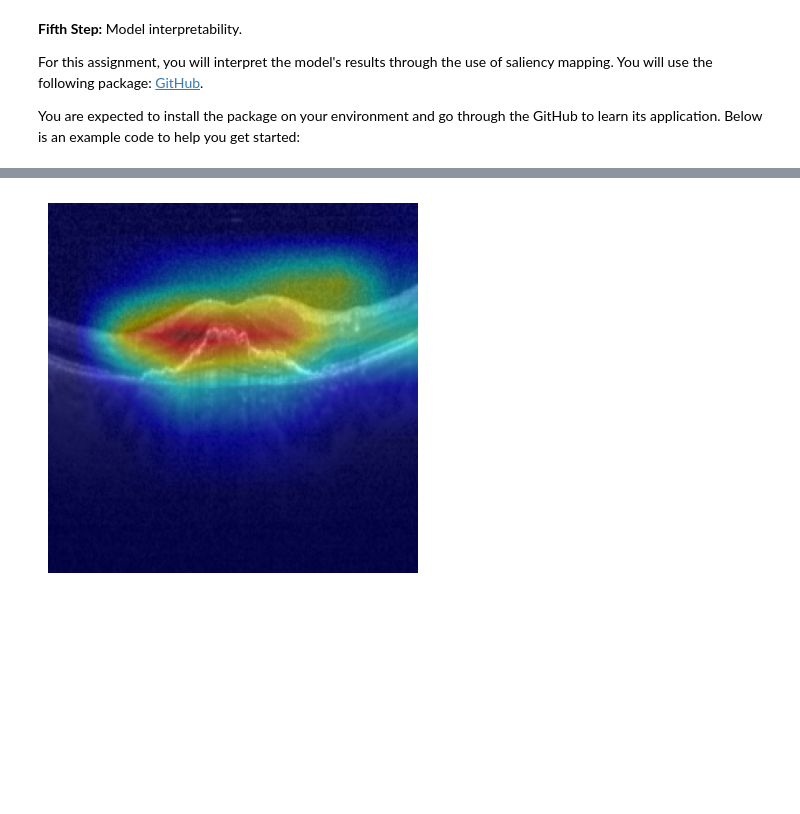
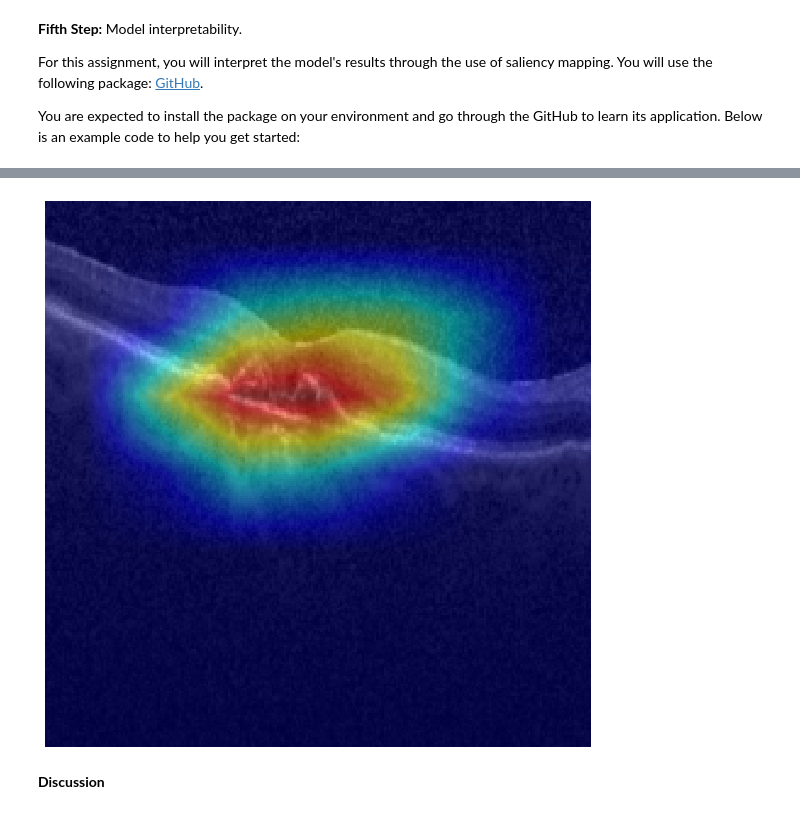
Before and after one commit to DarkEQ/BIM_284_ML_Project, a Jupyter notebook: Lab_B3.ipynb, the cells around one changed output, grey strips where cells are left out. Cells and saved outputs as stored; diff of their text form; code cells hidden in the pictures; blank space fills up the shorter version.

Commit message:
Testing GradCAM

```diff
--- a/Lab_B3.ipynb
+++ b/Lab_B3.ipynb
@@ -115,7 +115,7 @@ for i_batch, sample_batched in enumerate(test_loader):
           sample_batched[1].size())
 
     # observe 4th batch and stop.
-    if i_batch == 3:
+    if i_batch == 10:
         plt.figure()
         show_batch(sample_batched)
         plt.axis('off')
@@ -279,18 +286,25 @@ You are expected to install the package on your environment and go through the G
 # %%
 ### Sample Use with ResNet50:
 
-from pytorch_grad_cam import GradCAM, HiResCAM, ScoreCAM, GradCAMPlusPlus, AblationCAM, XGradCAM, EigenCAM, FullGrad
+from pytorch_grad_cam import GradCAM, HiResCAM, ScoreCAM, GradCAMPlusPlus, AblationCAM, XGradCAM, EigenCAM, FullGrad, EigenGradCAM
 from pytorch_grad_cam.utils.model_targets import ClassifierOutputTarget
 from pytorch_grad_cam.utils.image import show_cam_on_image
-from torchvision.models import resnet50
+
+
+path_model_save = 'model/resnet50_model_87p.pth'
+
+loaded_model = models.resnet50()
+loaded_model.fc = nn.Linear(in_features=2048, out_features=(len(classes)), bias=True)
+loaded_model.load_state_dict(torch.load(path_model_save))
+loaded_model.eval()
 
 # model = resnet50(pretrained=True)
-target_layers = [model.layer4[-1]]
+target_layers = [loaded_model.layer4[-1]]
 
 
 input_tensor = images_batch
 
-sample_image = images_batch[2]
+sample_image = images_batch[3]
 sample_image = sample_image.numpy().transpose((1, 2, 0))
 sample_min = np.min(sample_image)
 sample_max = np.max(sample_image)
@@ -299,12 +313,12 @@ sample_image = (sample_image - sample_min) / (sample_max  - sample_min)
 # Note: input_tensor can be a batch tensor with several images!
 
 # Construct the CAM object once, and then re-use it on many images:
-cam = GradCAM(model=model, target_layers=target_layers, use_cuda=True)
+cam = EigenGradCAM(model=loaded_model, target_layers=target_layers, use_cuda=True)
 
-targets = None
+targets = [ClassifierOutputTarget(labels_batch[3].numpy())]
 
 # You can also pass aug_smooth=True and eigen_smooth=True, to apply smoothing.
-grayscale_cam = cam(input_tensor=input_tensor, targets=targets)
+grayscale_cam = cam(input_tensor=input_tensor, targets=targets, aug_smooth=True, eigen_smooth=True)
 
 # In this example grayscale_cam has only one image in the batch:
 grayscale_cam = grayscale_cam[0, :]
@@ -319,6 +334,8 @@ plt.show()
 # %%
+plt.figure(figsize=(10, 10))
 plt.axis("off")
 plt.imshow(visualization)
+plt.ioff()
 plt.show()
 # %% [output]
-[figure, old version]
+[figure, new version]
@@ -324,0 +366,2 @@ plt.show()
+# %% [markdown]
+**Discussion**
```
Also changed, not shown: parts of 4 cells of this notebook.
